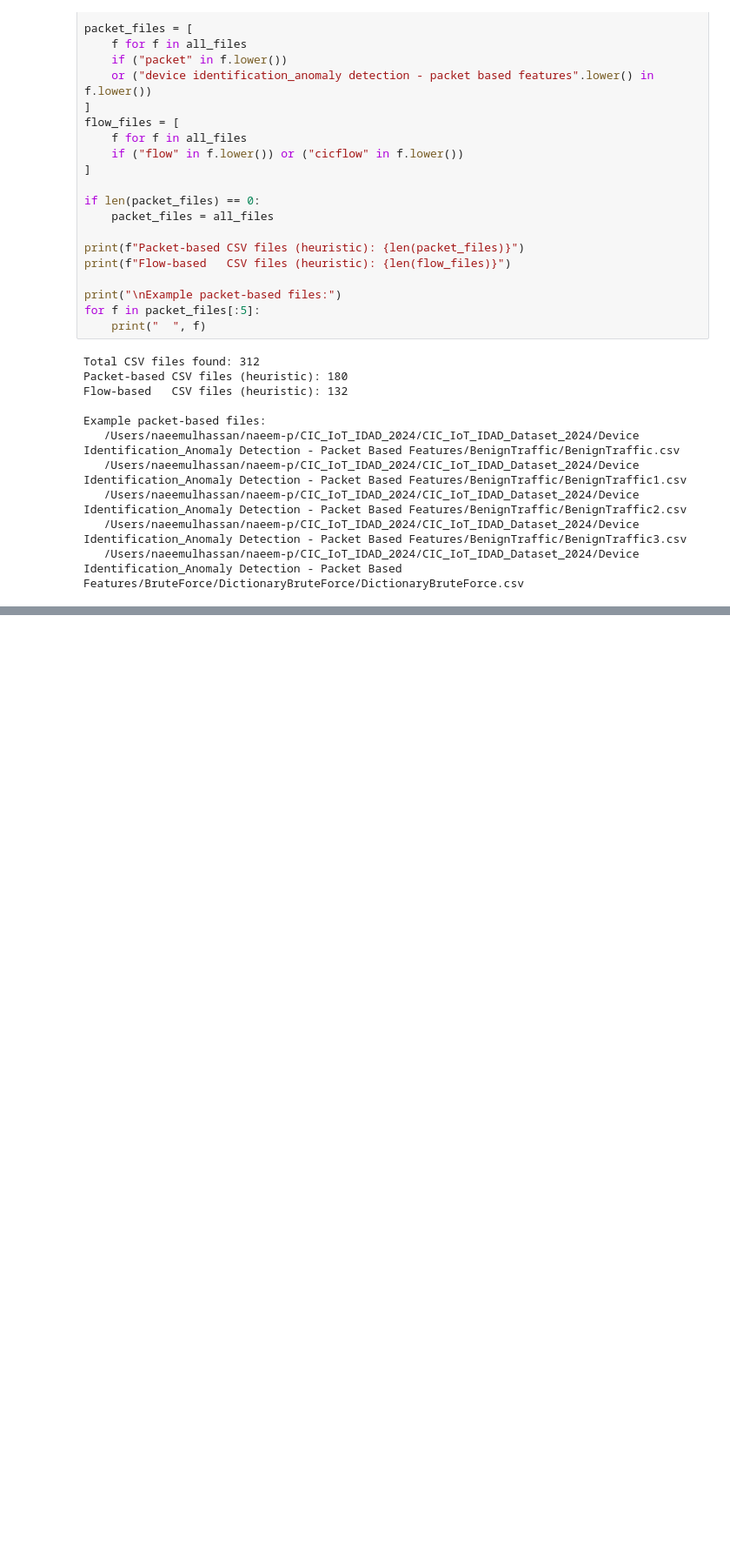
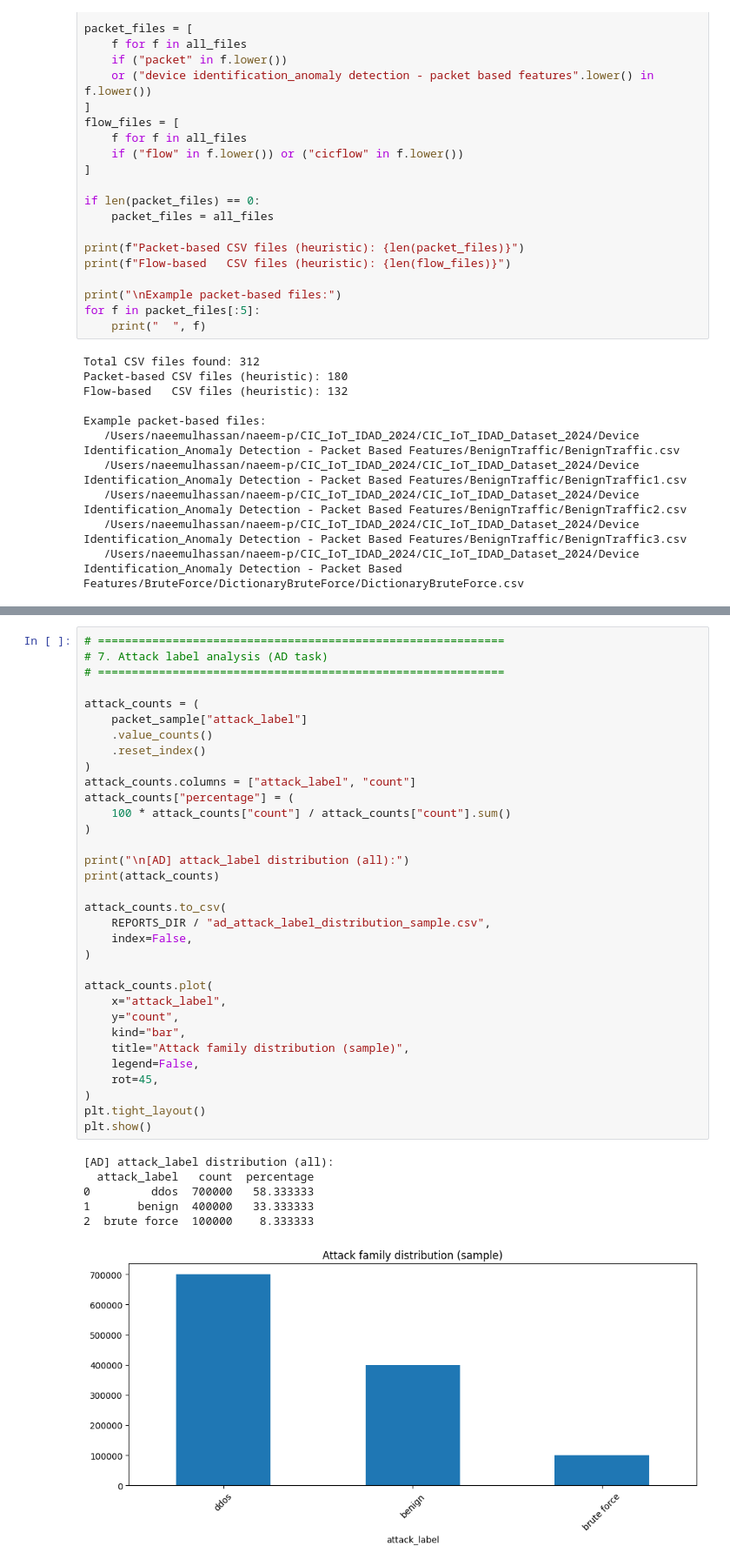
Before and after one commit to naeemhassan09/Cloud-Deployed-Multitask-IoT-IDS, a Jupyter notebook: notebooks/02_label_and_feature_analysis.ipynb, the cells around one changed output, grey strips where cells are left out. Shown: that part at 87% size. Cells and saved outputs as stored; diff of their text form; blank space fills up the shorter version.

```diff
--- a/notebooks/02_label_and_feature_analysis.ipynb
+++ b/notebooks/02_label_and_feature_analysis.ipynb
@@ -190,0 +282,40 @@ memory usage: 334.5+ MB
+# %%
+# ============================================================
+# 7. Attack label analysis (AD task)
+# ============================================================
+
+attack_counts = (
+    packet_sample["attack_label"]
+    .value_counts()
+    .reset_index()
+)
+attack_counts.columns = ["attack_label", "count"]
+attack_counts["percentage"] = (
+    100 * attack_counts["count"] / attack_counts["count"].sum()
+)
+
+print("\n[AD] attack_label distribution (all):")
+print(attack_counts)
+
+attack_counts.to_csv(
+    REPORTS_DIR / "ad_attack_label_distribution_sample.csv",
+    index=False,
+)
+
+attack_counts.plot(
+    x="attack_label",
+    y="count",
+    kind="bar",
+    title="Attack family distribution (sample)",
+    legend=False,
+    rot=45,
+)
+plt.tight_layout()
+plt.show()
+# %% [output]
+[AD] attack_label distribution (all):
+  attack_label   count  percentage
+0         ddos  700000   58.333333
+1       benign  400000   33.333333
+2  brute force  100000    8.333333
+[figure, added]
```
Also changed, not shown: parts of 9 cells of this notebook, 2 other files.
